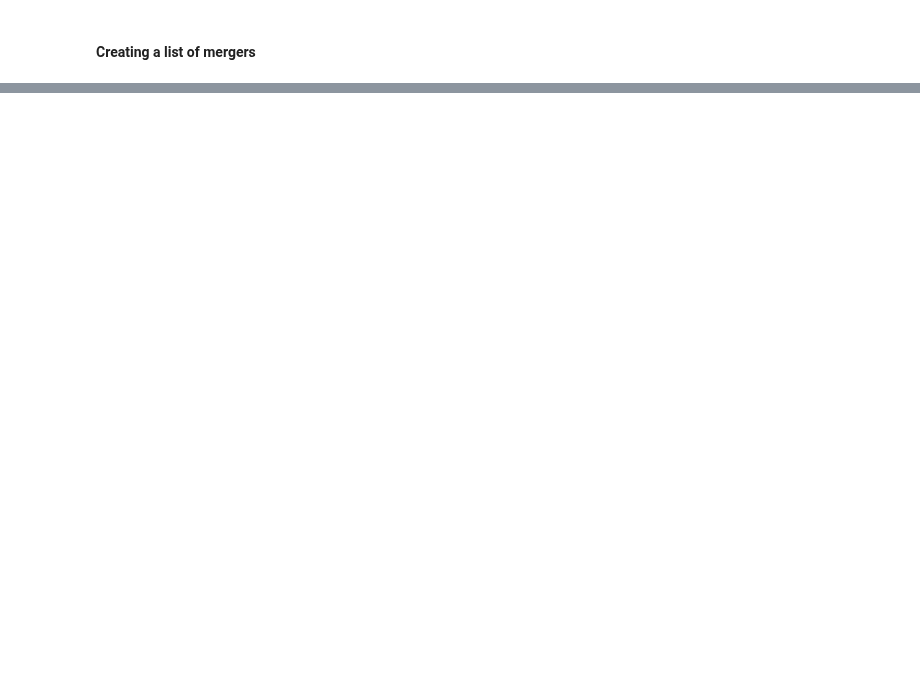
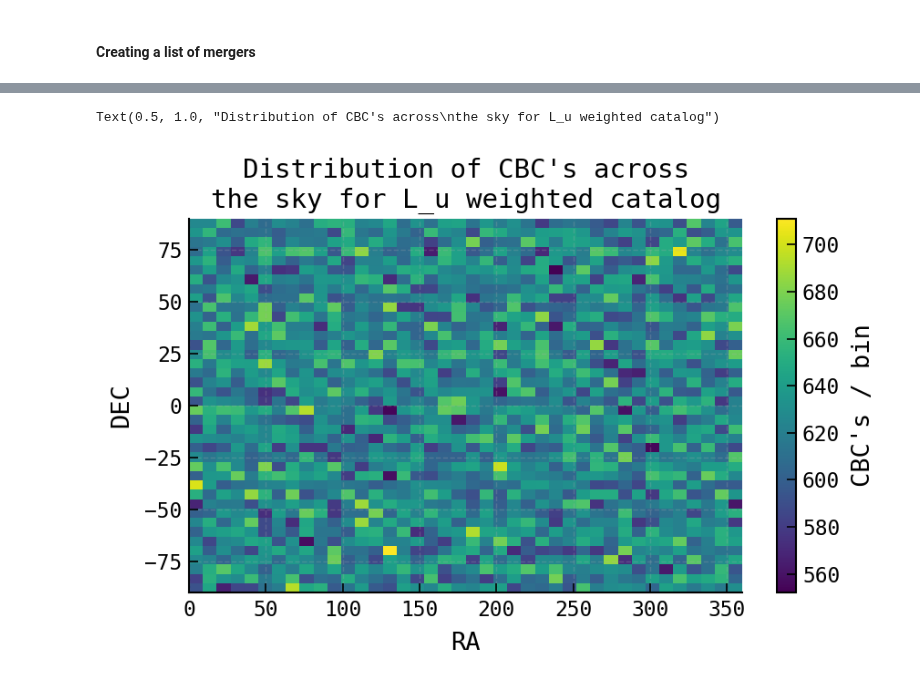
Before and after one commit to LSSTDESC/gwStreetlights, a Jupyter notebook: CBCCats/SkySim_validation_uniformParent.ipynb, the cells around one changed output, grey strips where cells are left out. Saved outputs shown, nothing was run; the diff lists cells and outputs as text; code cells hidden in the pictures; blank space fills up the shorter version.

```diff
--- a/CBCCats/SkySim_validation_uniformParent.ipynb
+++ b/CBCCats/SkySim_validation_uniformParent.ipynb
@@ -559,9 +595,28 @@ events_index_uniform = np.random.choice(data.index,
 events_index_massWeight = np.random.choice(data.index,
                                 size=n_merges,
                                 p=data["weight_mass"])
+# %%
+# Getting indexes based on mass weight
+events_index_u = np.random.choice(data.index,
+                                size=n_merges,
+                                p=data["weight_u"])
+
+# Getting indexes based on mass weight
+events_index_r = np.random.choice(data.index,
+                                size=n_merges,
+                                p=data["weight_r"])
+
+# Getting indexes based on mass weight
+events_index_y = np.random.choice(data.index,
+                                size=n_merges,
+                                p=data["weight_y"])
 # %%
 events_index.shape
 cat_cbc_uniform = data.iloc[events_index_uniform]
 cat_cbc_massWeight = data.iloc[events_index_massWeight]
+# %%
+cat_cbc_u = data.iloc[events_index_u]
+cat_cbc_r = data.iloc[events_index_r]
+cat_cbc_y = data.iloc[events_index_y]
 # %%
 data.shape, cat_cbc_uniform.shape, cat_cbc_massWeight.shape
@@ -579,3 +658,12 @@ catmock_uniform = catmock_uniform.rename(columns={0:'mra', 1: 'mdec'}, )
 
 catmock_massWeight = cat_cbc_massWeight.apply(lambda x: stretch(x['ra'], x['dec']), result_type='expand', axis=1)
 catmock_massWeight = catmock_massWeight.rename(columns={0:'mra', 1: 'mdec'}, )
+
+catmock_u = cat_cbc_u.apply(lambda x: stretch(x['ra'], x['dec']), result_type='expand', axis=1)
+catmock_u = catmock_u.rename(columns={0:'mra', 1: 'mdec'}, )
+
+catmock_r = cat_cbc_r.apply(lambda x: stretch(x['ra'], x['dec']), result_type='expand', axis=1)
+catmock_r = catmock_r.rename(columns={0:'mra', 1: 'mdec'}, )
+
+catmock_y = cat_cbc_y.apply(lambda x: stretch(x['ra'], x['dec']), result_type='expand', axis=1)
+catmock_y = catmock_y.rename(columns={0:'mra', 1: 'mdec'}, )
@@ -584,5 +675,8 @@ catmock_uniform
 # %%
 catmock_massWeight
 # %%
-cat_cbc_uniform[["mra","mdec"]] = catmock_uniform[['mra', 'mdec']]
-cat_cbc_massWeight[["mra","mdec"]] = catmock_massWeight[['mra', 'mdec']]
+# cat_cbc_uniform[["mra","mdec"]] = catmock_uniform[['mra', 'mdec']]
+# cat_cbc_massWeight[["mra","mdec"]] = catmock_massWeight[['mra', 'mdec']]
+cat_cbc_u[["mra","mdec"]] = catmock_u[['mra', 'mdec']]
+cat_cbc_r[["mra","mdec"]] = catmock_r[['mra', 'mdec']]
+cat_cbc_y[["mra","mdec"]] = catmock_y[['mra', 'mdec']]
@@ -624,3 +820,15 @@ cax = plt.colorbar(label="CBC's / bin")
 plt.xlabel("RA")
 plt.ylabel("DEC")
 plt.title("Distribution of CBC's across\nthe sky for stellar mass weighted catalog")
+# %%
+# Check distribution for mock_ra and mock_dec
+h,yedges,xedges,img = plt.hist2d(x=cat_cbc_u['mra'], y=cat_cbc_u['mdec'], bins=40,);
+plt.xlim(0, 360)
+plt.ylim(-90, 90)
+cax = plt.colorbar(label="CBC's / bin")
+plt.xlabel("RA")
+plt.ylabel("DEC")
+plt.title("Distribution of CBC's across\nthe sky for L_u weighted catalog")
+# %% [output]
+Text(0.5, 1.0, "Distribution of CBC's across\nthe sky for L_u weighted catalog")
+[figure, added]
```
Also changed, not shown: parts of 55 cells of this notebook, 3 other files.
